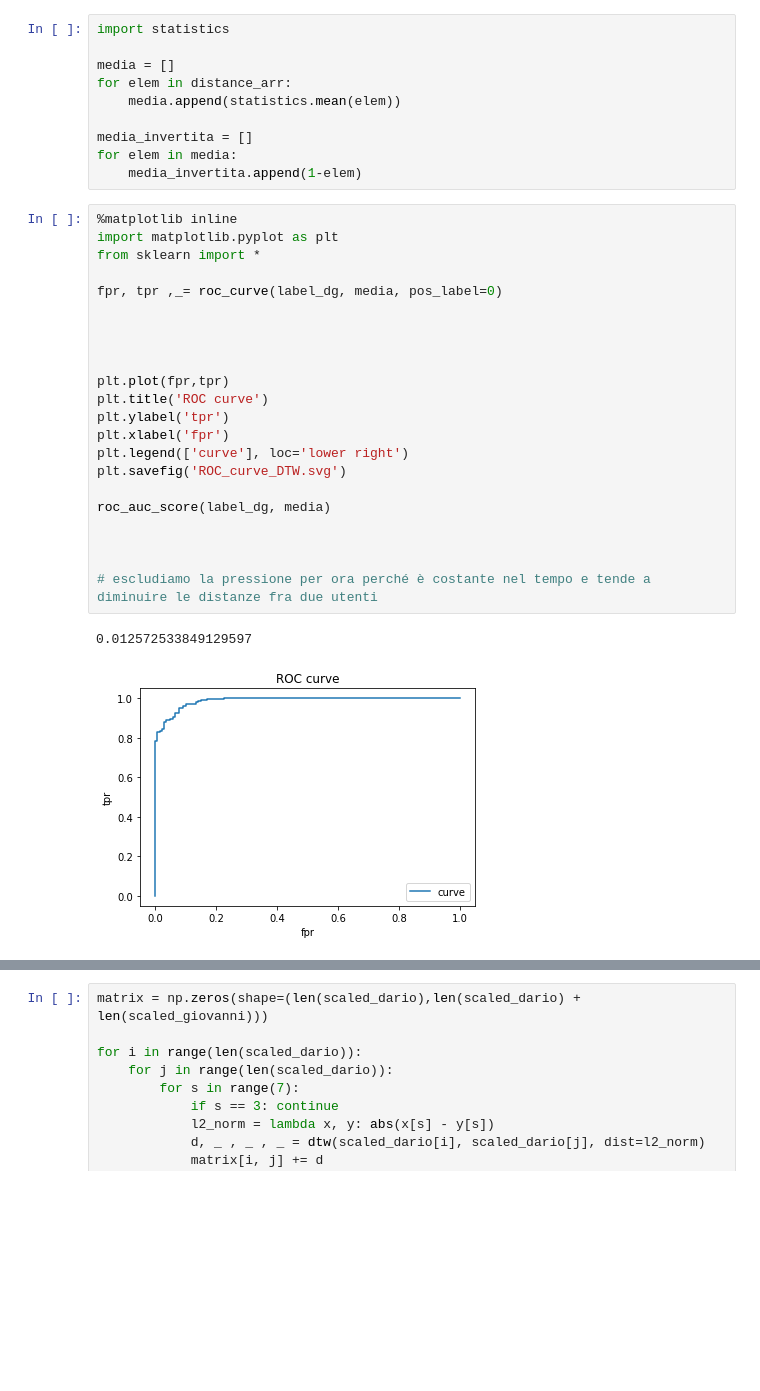
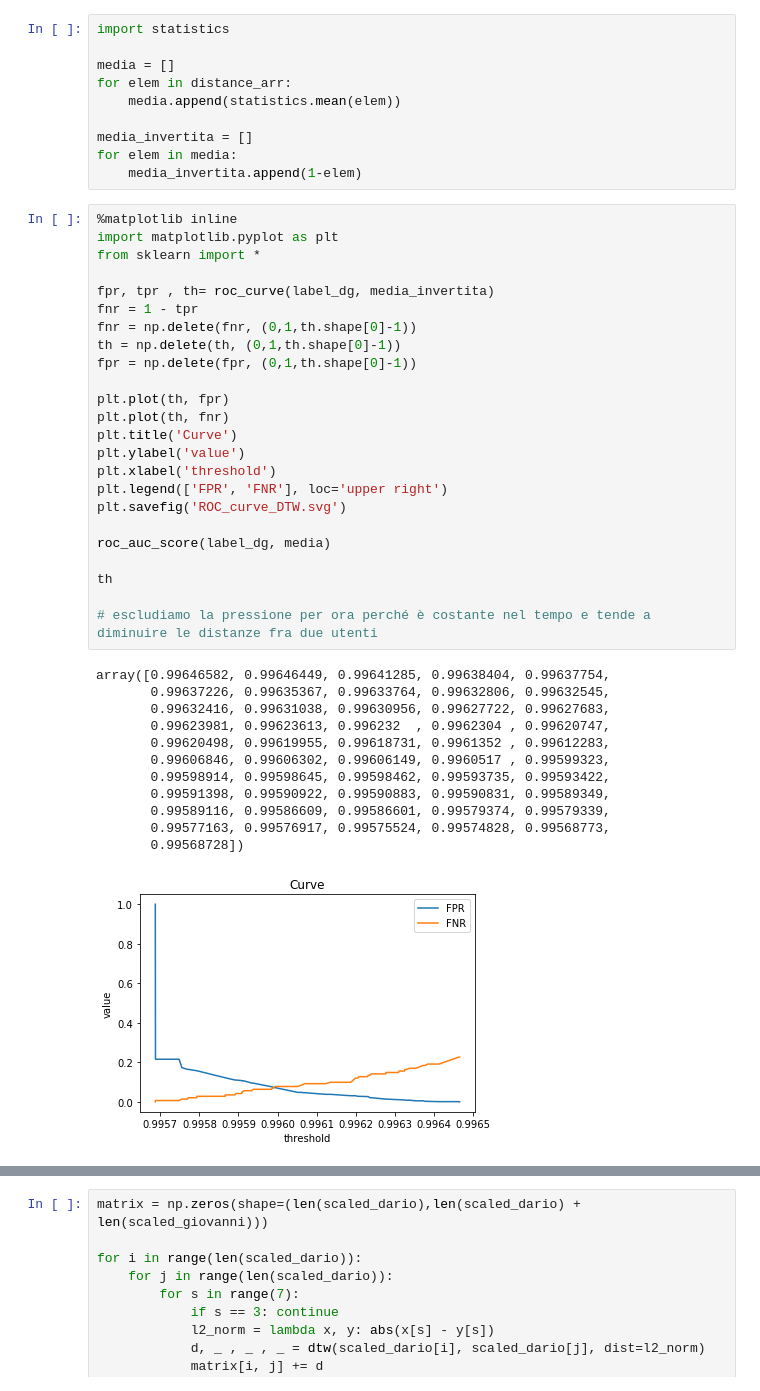
Before and after one commit to antoniomuso/PeterPen, a Jupyter notebook: data_processing/TIME_WARP.ipynb, the cells around one changed output, grey strips where cells are left out. Saved outputs shown, nothing was run; the diff lists cells and outputs as text; blank space fills up the shorter version.

Commit message:
nuove curve

```diff
--- a/data_processing/TIME_WARP.ipynb
+++ b/data_processing/TIME_WARP.ipynb
@@ -148,25 +148,37 @@ for elem in media:
 # %%
 %matplotlib inline
 import matplotlib.pyplot as plt
 from sklearn import *
 
-fpr, tpr ,_= roc_curve(label_dg, media, pos_label=0)
+fpr, tpr , th= roc_curve(label_dg, media_invertita)
+fnr = 1 - tpr
+fnr = np.delete(fnr, (0,1,th.shape[0]-1))
+th = np.delete(th, (0,1,th.shape[0]-1))
+fpr = np.delete(fpr, (0,1,th.shape[0]-1))
 
-
-
-
-plt.plot(fpr,tpr)
-plt.title('ROC curve')
-plt.ylabel('tpr')
-plt.xlabel('fpr')
-plt.legend(['curve'], loc='lower right')
+plt.plot(th, fpr)
+plt.plot(th, fnr)
+plt.title('Curve')
+plt.ylabel('value')
+plt.xlabel('threshold')
+plt.legend(['FPR', 'FNR'], loc='upper right')
 plt.savefig('ROC_curve_DTW.svg')
 
 roc_auc_score(label_dg, media)
 
-
+th
 
 # escludiamo la pressione per ora perché è costante nel tempo e tende a diminuire le distanze fra due utenti
 # %% [output]
-0.012572533849129597
+array([0.99646582, 0.99646449, 0.99641285, 0.99638404, 0.99637754,
+       0.99637226, 0.99635367, 0.99633764, 0.99632806, 0.99632545,
+       0.99632416, 0.99631038, 0.99630956, 0.99627722, 0.99627683,
+       0.99623981, 0.99623613, 0.996232  , 0.9962304 , 0.99620747,
+       0.99620498, 0.99619955, 0.99618731, 0.9961352 , 0.99612283,
+       0.99606846, 0.99606302, 0.99606149, 0.9960517 , 0.99599323,
+       0.99598914, 0.99598645, 0.99598462, 0.99593735, 0.99593422,
+       0.99591398, 0.99590922, 0.99590883, 0.99590831, 0.99589349,
+       0.99589116, 0.99586609, 0.99586601, 0.99579374, 0.99579339,
+       0.99577163, 0.99576917, 0.99575524, 0.99574828, 0.99568773,
+       0.99568728])
-[figure, old version]
+[figure, new version]
```
Also changed, not shown: parts of 3 cells of this notebook, 3 other files.
